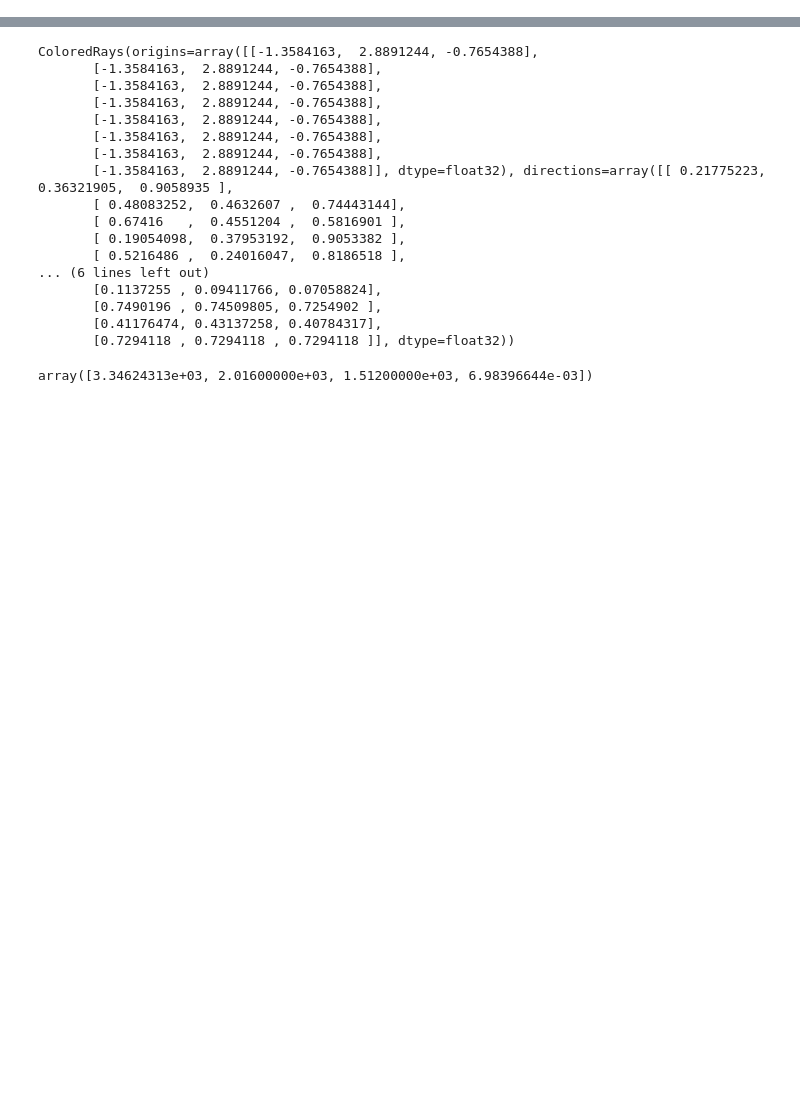
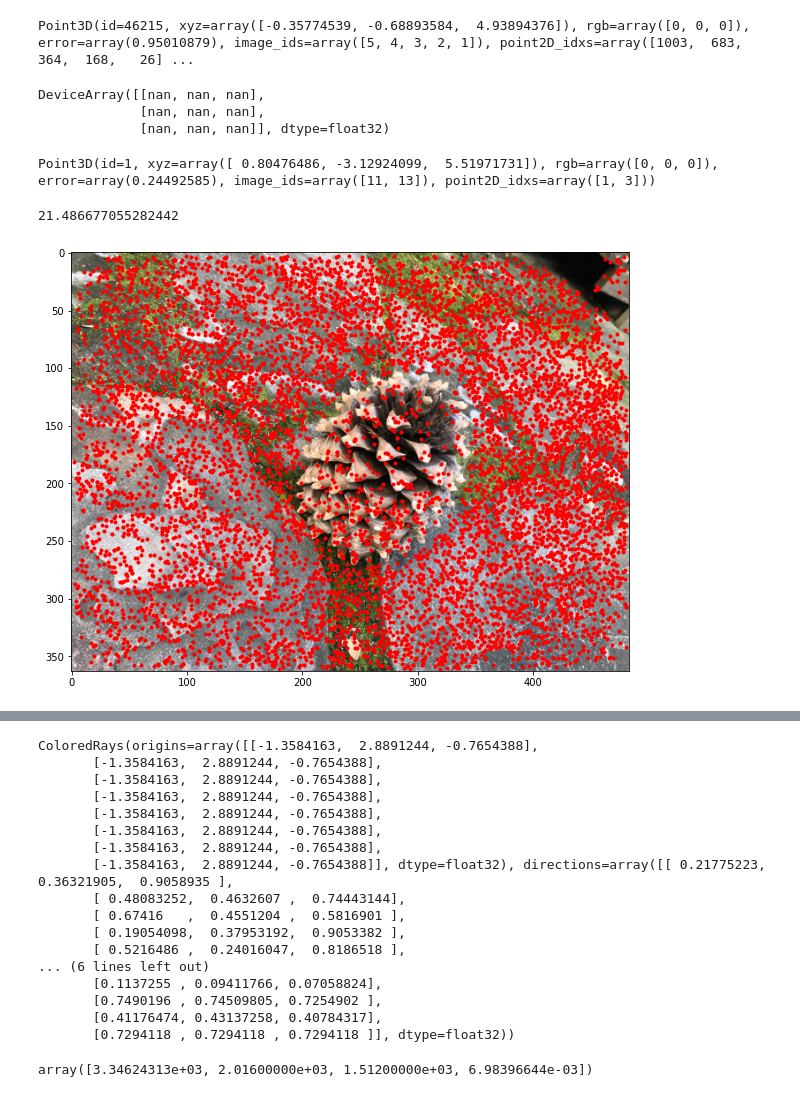
Before and after one commit to liangkaizhang/yet-another-jax-nerf, a Jupyter notebook: scripts/test_dataset.ipynb, the cells around one changed output, grey strips where cells are left out. Drawn from its saved outputs; the diff is of its cells as text; code cells hidden in the pictures; blank space fills up the shorter version.

```diff
--- a/scripts/test_dataset.ipynb
+++ b/scripts/test_dataset.ipynb
@@ -16,4 +16,12 @@ from collections import defaultdict, namedtuple
 from typing import Callable, Dict, List, Tuple
 from trainer import Trainer, TrainerConfig
 import jax
+import jax.numpy as jnp
 %matplotlib inline
+
+plt.rcParams["figure.figsize"] = (10, 10)
+# %%
+from read_write_model import read_model, qvec2rotmat
+import numpy as np
+
+cameras, images, points3D = read_model('../dataset/pinecone/sparse/0/', ext=".bin")
@@ -19,0 +55,14 @@ import jax
+# %%
+points3D[images[1].point3D_ids[idx][0]]
+# %% [output]
+Point3D(id=46215, xyz=array([-0.35774539, -0.68893584,  4.93894376]), rgb=array([0, 0, 0]), error=array(0.95010879), image_ids=array([5, 4, 3, 2, 1]), point2D_idxs=array([1003,  683,  364,  168,   26] ...
+# %%
+jnp.ones_like(x) * jnp.nan
+# %% [output]
+DeviceArray([[nan, nan, nan],
+             [nan, nan, nan],
+             [nan, nan, nan]], dtype=float32)
+# %%
+points3D[1]
+# %% [output]
+Point3D(id=1, xyz=array([ 0.80476486, -3.12924099,  5.51971731]), rgb=array([0, 0, 0]), error=array(0.24492585), image_ids=array([11, 13]), point2D_idxs=array([1, 3]))
@@ -19,0 +80,36 @@ import jax
+# %%
+iid = 30
+idx = images[iid].point3D_ids
+points = []
+for i in idx:
+    if i != -1:
+        points.append(points3D[i].xyz)
+
+points = np.array(points)
+rotation = qvec2rotmat(images[iid].qvec)
+points_cam = (np.matmul(rotation, points.T) + images[iid].tvec[..., np.newaxis]).T
+
+camera = cameras[images[iid].camera_id]
+focal, cx, cy, _ = camera.params
+intrinsics = np.eye(3)
+
+ratio = 4032 / 484
+intrinsics[0, 0] = focal / ratio
+intrinsics[1, 1] = focal / ratio
+intrinsics[0, -1] = cx / ratio
+intrinsics[1, -1] = cy / ratio
+
+pixels = np.matmul(intrinsics, points_cam.T).T
+pixels = pixels[..., :2] / pixels[..., -1:]
+
+img_path = os.path.join('../dataset/pinecone/images_8/', images[iid].name)
+img = tf.image.decode_image(tf.io.read_file(img_path.replace('JPG', 'png')), channels=3)
+
+plt.imshow(img)
+_ = plt.plot(pixels[..., 0], pixels[..., 1], 'r.')
+
+z = points_cam[..., -1]
+print(np.max(z))
+# %% [output]
+21.486677055282442
+[figure, added]
```
Also changed, not shown: parts of 25 cells of this notebook, 15 other files.
